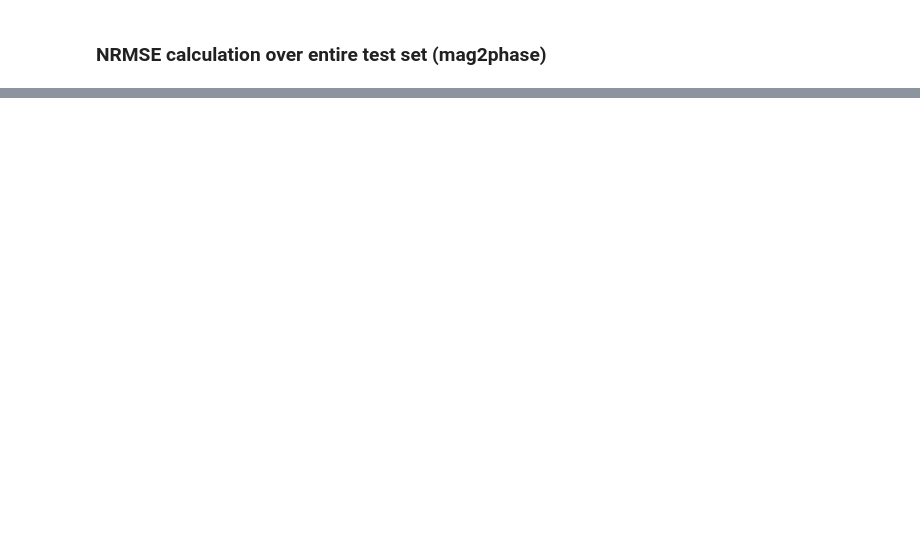
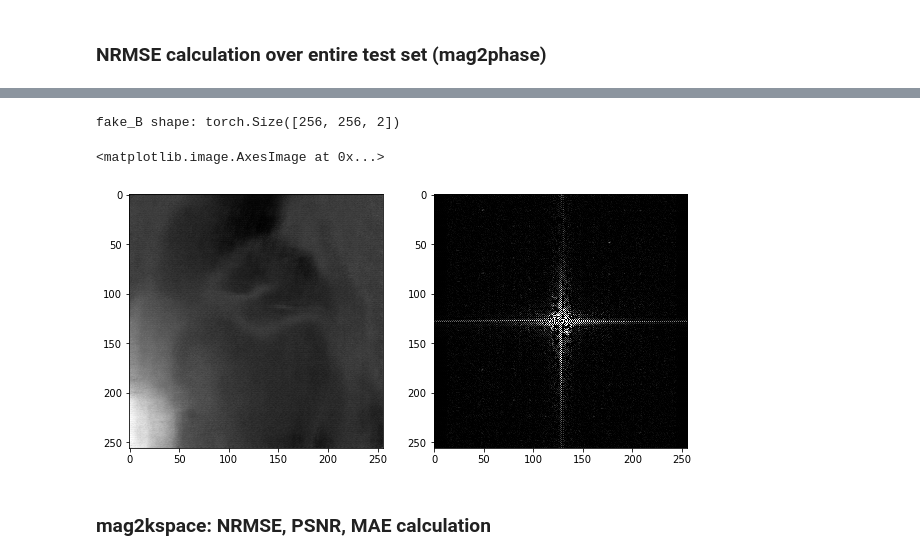
Before and after one commit to impulse462/k-spaceGAN, a Jupyter notebook: mse_psnr_calc.ipynb, the cells around one changed output, grey strips where cells are left out. Saved outputs shown, nothing was run; the diff lists cells and outputs as text; code cells hidden in the pictures; blank space fills up the shorter version.

```diff
--- a/mse_psnr_calc.ipynb
+++ b/mse_psnr_calc.ipynb
@@ -110,0 +157,25 @@ tensor(61.6113)
+# %%
+fake_B = test1_dict['fake_B'].detach().cpu()
+#print(fake_B.shape)
+fake_B = fake_B.permute(0,2,3,1)
+fake_B = fake_B.squeeze(0)
+print('fake_B shape:', fake_B.shape)
+fake_B_kspace = ifft2c(fake_B)
+#print(fft_form_fake.shape)
+fake_B_complex = torch.view_as_complex(fake_B_kspace)
+
+
+f = plt.figure(figsize=(10,6))
+ax1 = f.add_subplot(121)
+ax2 = f.add_subplot(122)
+ax1.imshow(fake_B[:,:,1], cmap='gray')
+#plt.imshow(fft_form_fake[:,:,1], cmap='gray', vmin=0, vmax=0.5)
+# plt.colorbar()
+# plt.show()
+ax2.imshow(fake_B_kspace[:,:,1], cmap='gray', vmin=0, vmax=0.5)
+# %% [output]
+fake_B shape: torch.Size([256, 256, 2])
+<matplotlib.image.AxesImage at 0x...>
+[figure, added]
+# %% [markdown]
+### mag2kspace: NRMSE, PSNR, MAE calculation
```
Also changed, not shown: parts of 10 cells of this notebook.
